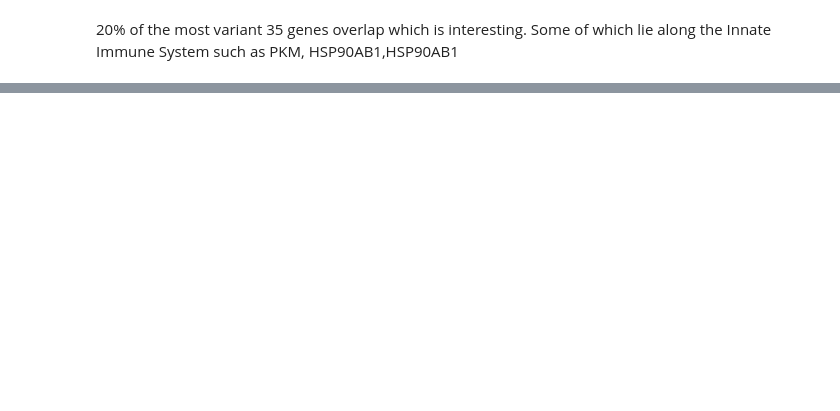
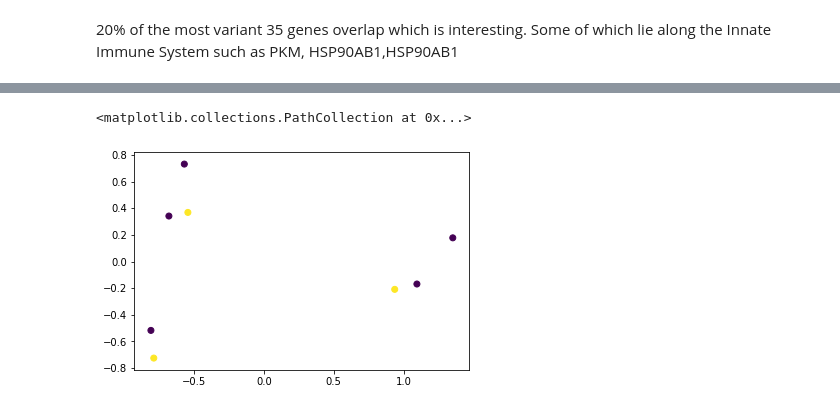
Before and after one commit to N8Grant/TripodsREU, a Jupyter notebook: scripts/PostdocAnalysis.ipynb, the cells around one changed output, grey strips where cells are left out. Cells and saved outputs as stored; diff of their text form; code cells hidden in the pictures; blank space fills up the shorter version.

```diff
--- a/scripts/PostdocAnalysis.ipynb
+++ b/scripts/PostdocAnalysis.ipynb
@@ -195,3 +195,6 @@ print(sum([1 for i in list(mouse_espression_most_var.index) if i in list(human_v
 [i for i in list(mouse_espression_most_var.index) if i in list(human_variance_threshold.index)]
 # %% [output]
 ['EEF2', 'ENO1', 'HSP90AA1', 'HSP90AB1', 'MT-CO1', 'PKM', 'RPL5']
+# %%
+combined_df = combined_df.T
+combined_df['Mutation'] = [-1,-1,0,0,-1,-1,0,-1]
@@ -198,2 +211,6 @@ print(sum([1 for i in list(mouse_espression_most_var.index) if i in list(human_v
 # %% [markdown]
 20% of the most variant 35 genes overlap which is interesting. Some of which lie along the Innate Immune System such as PKM, HSP90AB1,HSP90AB1
+# %%
+pca = PCA(n_components=2)
+transformed = pca.fit_transform(combined_df.T.values)
+print(sum(pca.explained_variance_ratio_))
@@ -199,0 +230,5 @@ print(sum([1 for i in list(mouse_espression_most_var.index) if i in list(human_v
+# %%
+plt.scatter(transformed[:,0], transformed[:,1], c=[-1,-1,0,0,-1,-1,0,-1])
+# %% [output]
+<matplotlib.collections.PathCollection at 0x...>
+[figure, added]
```
Also changed, not shown: parts of 9 cells of this notebook, 2 other files.
